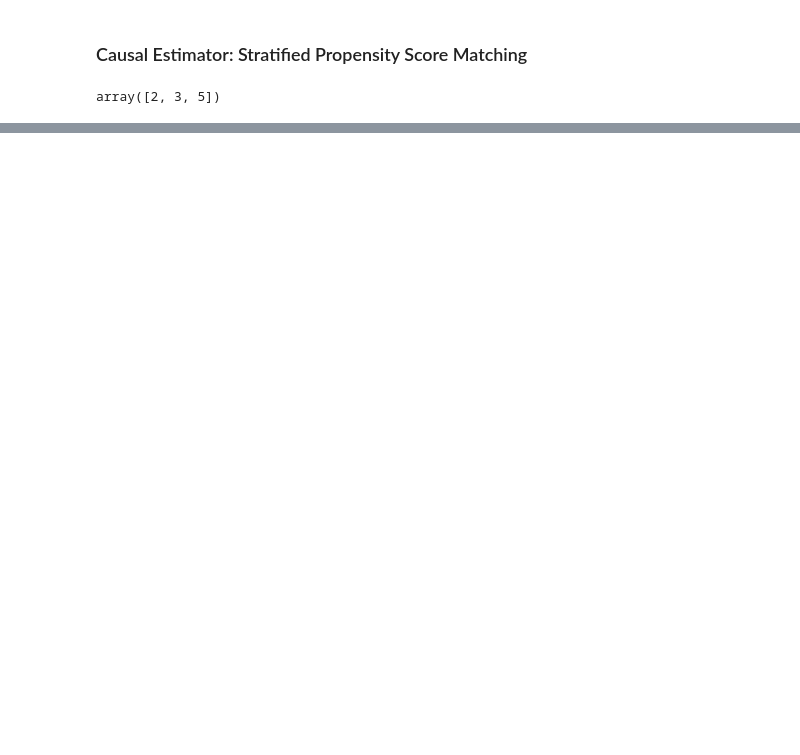
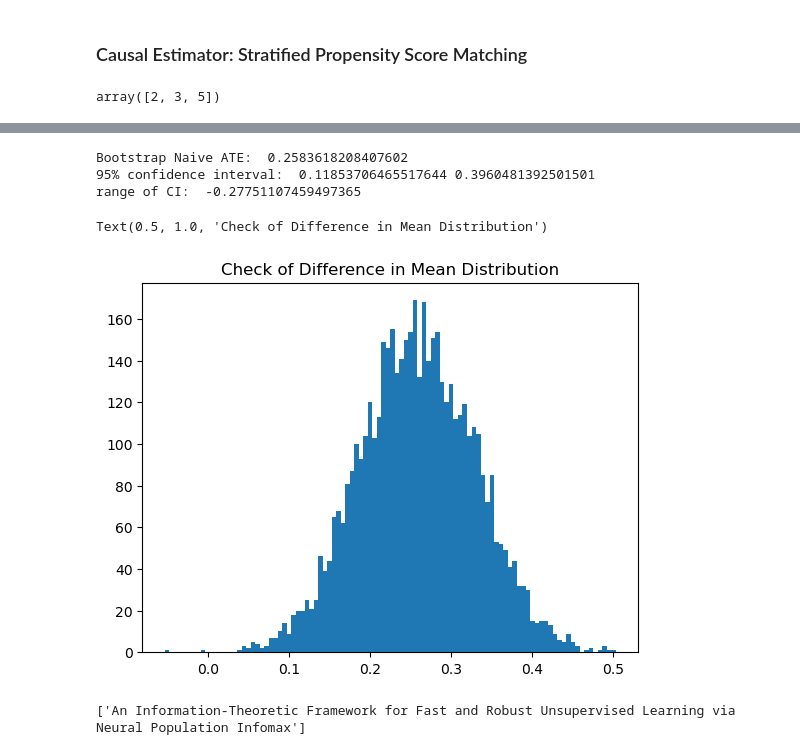
Before and after one commit to raymondEDS/aICLR, a Jupyter notebook: python/propscores_baseline/stratified_prop_scores_with_embeddings.ipynb, the cells around one changed output, grey strips where cells are left out. Cells and saved outputs as stored; diff of their text form; code cells hidden in the pictures; blank space fills up the shorter version.

```diff
--- a/python/propscores_baseline/stratified_prop_scores_with_embeddings.ipynb
+++ b/python/propscores_baseline/stratified_prop_scores_with_embeddings.ipynb
@@ -215,0 +347,40 @@ for docid, prob_t_score in zip(docids, prob_t_inference):
+# %%
+#2, 3, 4
+
+boostrap_SPSM = []
+for n in tqdm(range(5000)):
+    sample = df_paper_strata.sample(n=df_paper_strata.shape[0], replace = True ,random_state=n)
+
+    strata_2_weight = sample[sample['strata']==2].shape[0]/n_total
+
+    strata_3_weight = sample[sample['strata']==3].shape[0]/n_total
+
+    strata_4_weight = sample[sample['strata']==4].shape[0]/n_total
+
+    strat_2_treated = sample[(sample['strata'] ==2) & (sample['treatment'] ==1)]['AVG_rating'].mean()
+    strat_2_control = sample[(sample['strata'] ==2) & (sample['treatment'] ==0)]['AVG_rating'].mean()
+
+    strat_3_treated = sample[(sample['strata'] ==3) & (sample['treatment'] ==1)]['AVG_rating'].mean()
+    strat_3_control = sample[(sample['strata'] ==3) & (sample['treatment'] ==0)]['AVG_rating'].mean()
+
+    strat_4_treated = sample[(sample['strata'] ==4) & (sample['treatment'] ==1)]['AVG_rating'].mean()
+    strat_4_control = sample[(sample['strata'] ==4) & (sample['treatment'] ==0)]['AVG_rating'].mean()
+
+
+    ATE = (strat_4_treated - strat_4_control)* strata_4_weight + (strat_3_treated - strat_3_control)* strata_3_weight + (strat_2_treated - strat_2_control)* strata_2_weight
+    boostrap_SPSM.append(ATE)
+
+SPSM_mean = statistics.mean(boostrap_SPSM)
+
+
+print("Bootstrap Naive ATE: ", SPSM_mean)
+print('95% confidence interval: ',np.quantile(boostrap_SPSM, 0.025),np.quantile(boostrap_SPSM, 0.975) )
+print('range of CI: ',abs(np.quantile(boostrap_SPSM, 0.025)) -abs(np.quantile(boostrap_SPSM, 0.975)))
+plt.hist(np.array(boostrap_SPSM), 100)
+plt.title('Check of Difference in Mean Distribution')
+# %% [output]
+Bootstrap Naive ATE:  0.2583618208407602
+95% confidence interval:  0.11853706465517644 0.3960481392501501
+range of CI:  -0.27751107459497365
+Text(0.5, 1.0, 'Check of Difference in Mean Distribution')
+[figure, added]
@@ -215,0 +389,6 @@ for docid, prob_t_score in zip(docids, prob_t_inference):
+# %%
+df_paper_strata[(df_paper_strata['strata']==3) &
+                (df_paper_strata['transformed_keywords'].str.contains('deep_learning'))&
+               (df_paper_strata['treatment']==1)].sample(n=1,random_state = 1).title.tolist()
+# %% [output]
+['An Information-Theoretic Framework for Fast and Robust Unsupervised Learning via Neural Population Infomax']
```
Also changed, not shown: parts of 22 cells of this notebook, 6 other files.
